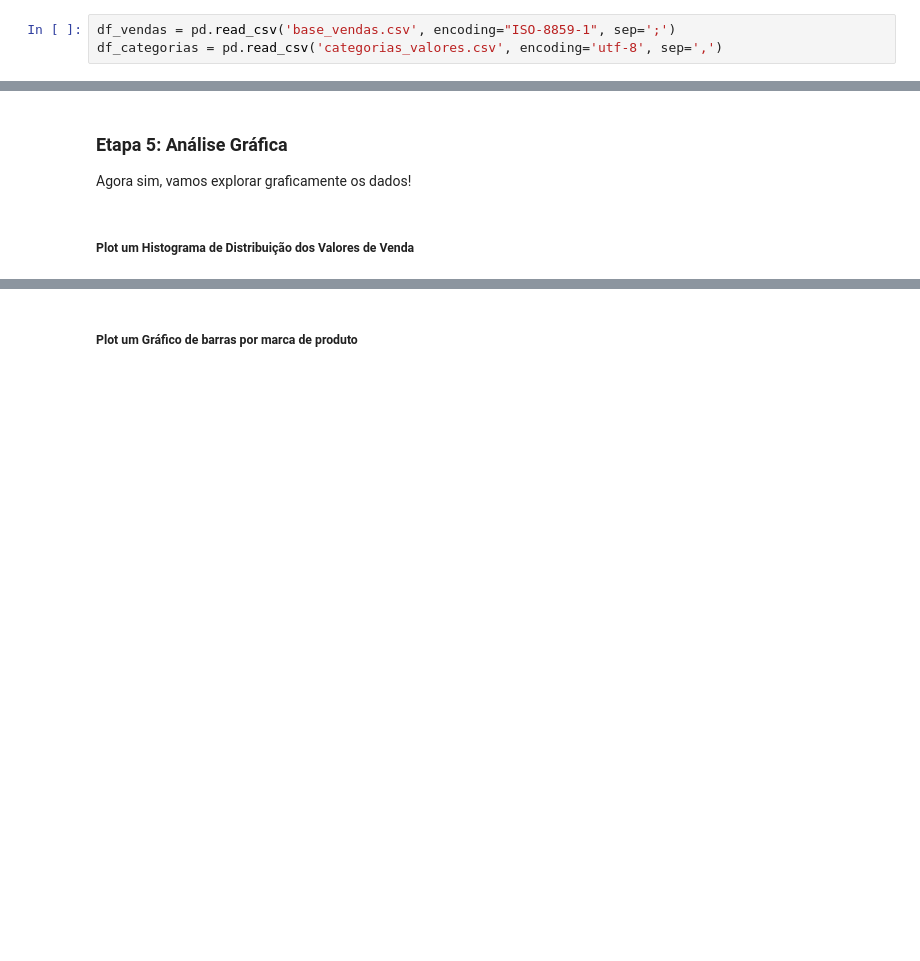
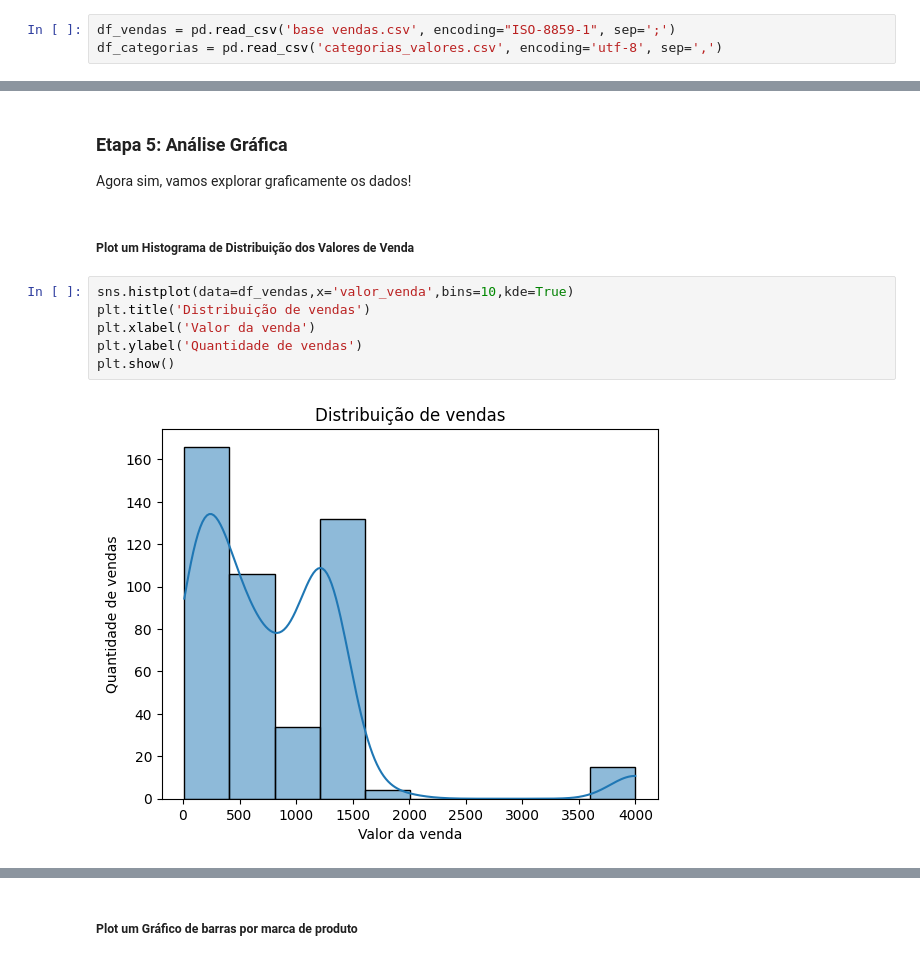
Before and after one commit to ElvisNascimento/projeto_python_vendas_empresa_xpto, a Jupyter notebook: notebook_vendas_projeto_xpto_alunos.ipynb, the cells around one changed output, grey strips where cells are left out. Saved outputs shown, nothing was run; the diff lists cells and outputs as text; blank space fills up the shorter version.

```diff
--- a/notebook_vendas_projeto_xpto_alunos.ipynb
+++ b/notebook_vendas_projeto_xpto_alunos.ipynb
@@ -92,7 +92,7 @@ df = pd.read_csv("base_vendas.csv", encoding="ISO-8859-1", sep=";")
 # %% [markdown]
 ### Etapa 3.1: Crie o dataframe com os arquivos csv.
 # %%
-df_vendas = pd.read_csv('base_vendas.csv', encoding="ISO-8859-1", sep=';')
+df_vendas = pd.read_csv('base vendas.csv', encoding="ISO-8859-1", sep=';')
 df_categorias = pd.read_csv('categorias_valores.csv', encoding='utf-8', sep=',')
 # %% [markdown]
 ### Etapa 4: Estrutura e Diagnóstico Inicial dos Dados (EDA)
@@ -134,3 +262,11 @@ Antes de partirmos para a exploração gráfica, vamos entender a estrutura da b
 Agora sim, vamos explorar graficamente os dados!
 # %% [markdown]
 ##### Plot um Histograma de Distribuição dos Valores de Venda
+# %%
+sns.histplot(data=df_vendas,x='valor_venda',bins=10,kde=True)
+plt.title('Distribuição de vendas')
+plt.xlabel('Valor da venda')
+plt.ylabel('Quantidade de vendas')
+plt.show()
+# %% [output]
+[figure, added]
```
Also changed, not shown: parts of 32 cells of this notebook, 2 other files.
